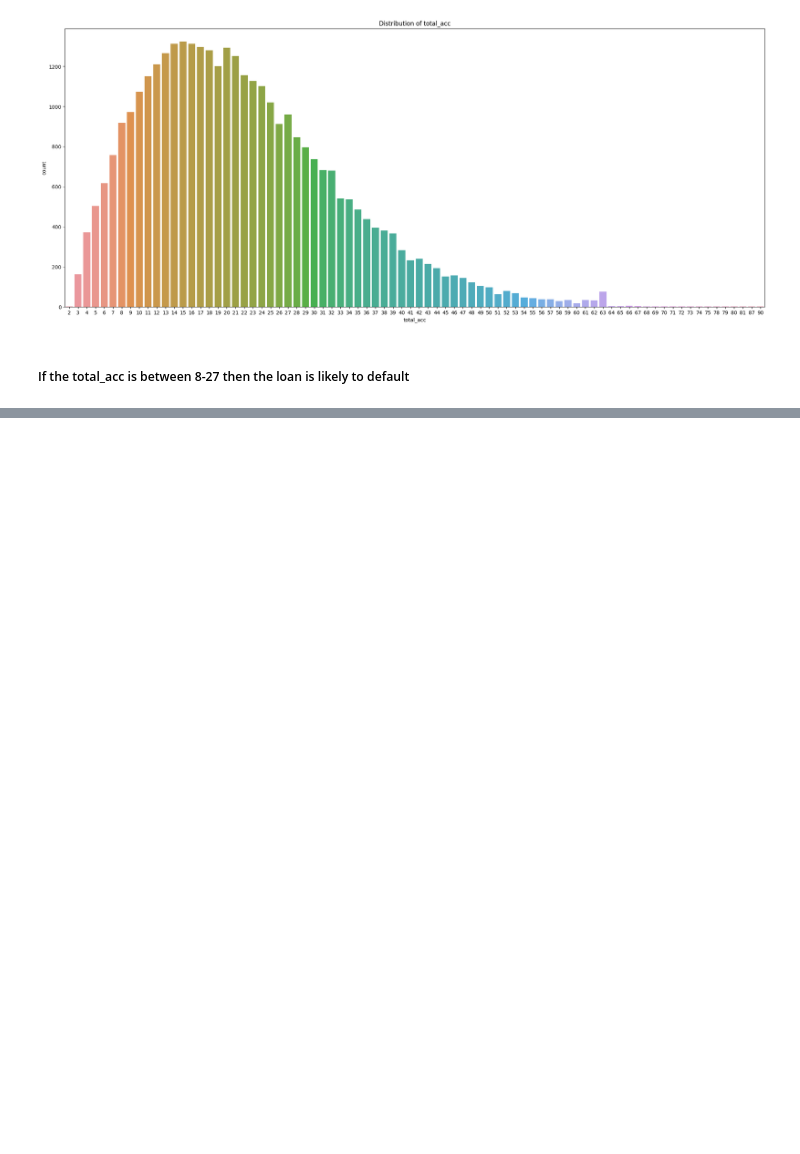
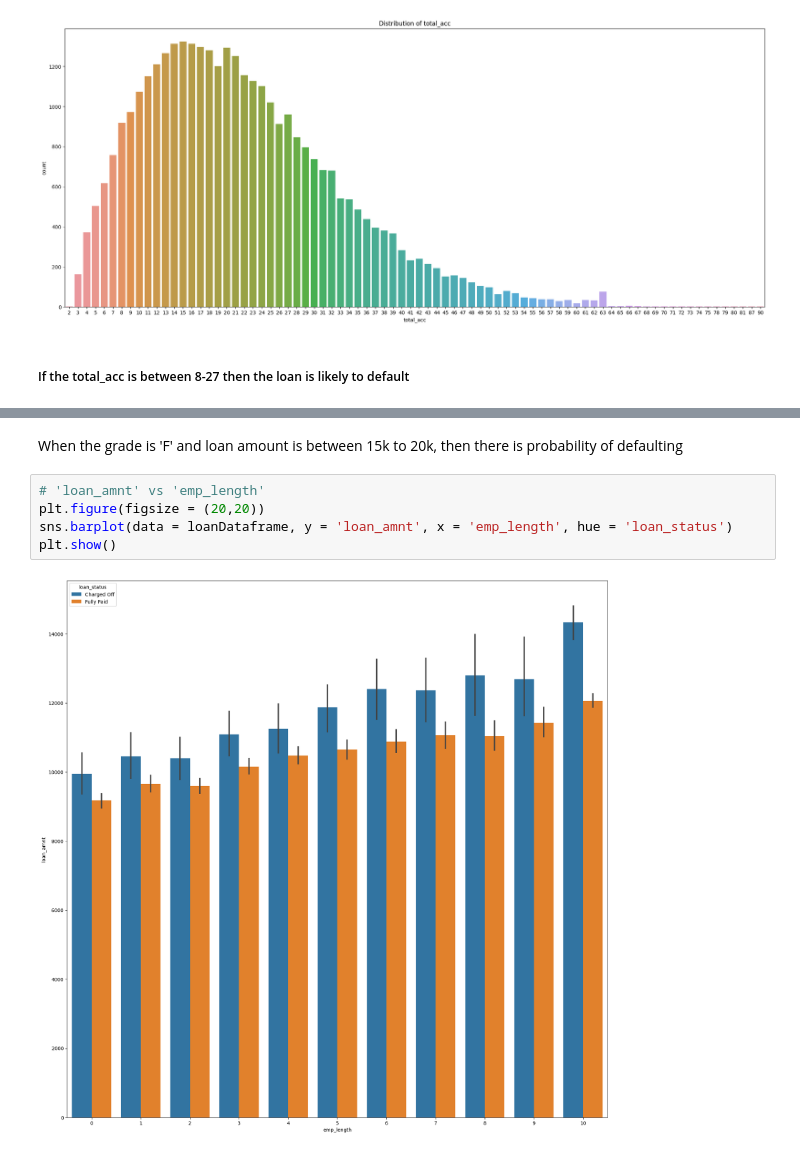
Before and after one commit to kumargauravb/LendingClubcasestudy, a Jupyter notebook: Kumar_Gaurav.ipynb, the cells around one changed output, grey strips where cells are left out. Drawn from its saved outputs; the diff is of its cells as text; blank space fills up the shorter version.

```diff
--- a/Kumar_Gaurav.ipynb
+++ b/Kumar_Gaurav.ipynb
@@ -709,0 +772,9 @@ plt.show()
+# %% [markdown]
+When the grade is 'F' and loan amount is between 15k to 20k, then there is probability of defaulting
+# %%
+# 'loan_amnt' vs 'emp_length'
+plt.figure(figsize = (20,20))
+sns.barplot(data = loanDataframe, y = 'loan_amnt', x = 'emp_length', hue = 'loan_status')
+plt.show()
+# %% [output]
+[figure, added]
```
Also changed, not shown: parts of 39 cells of this notebook.
